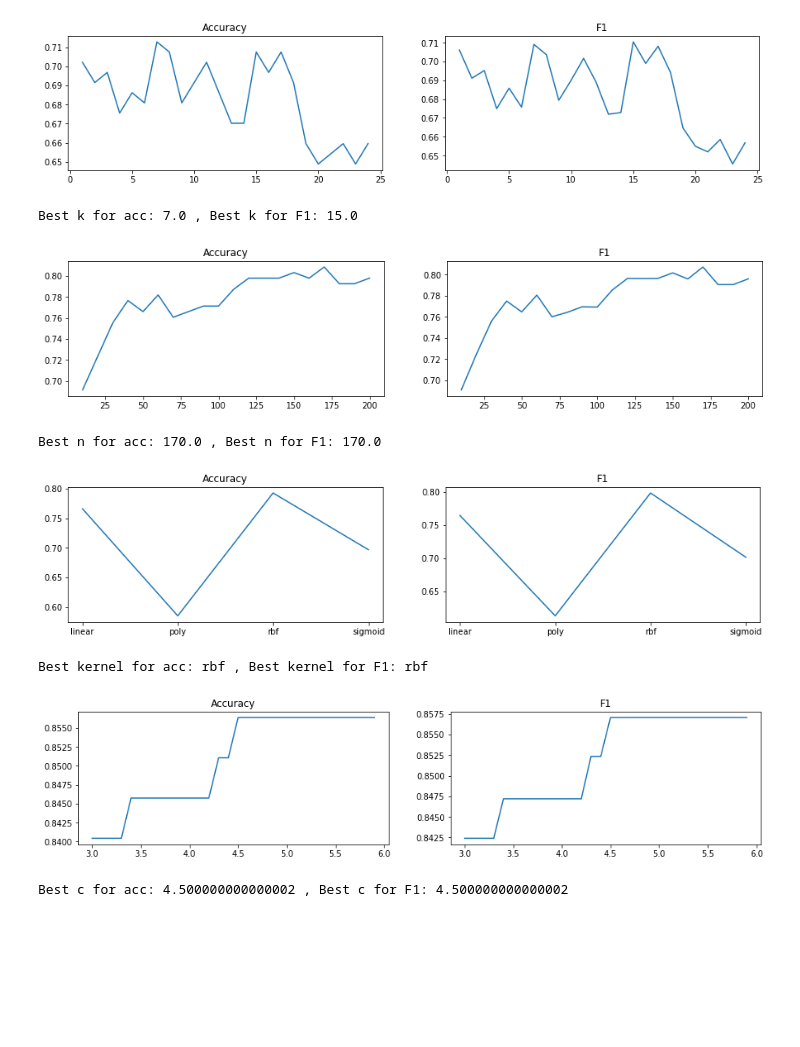
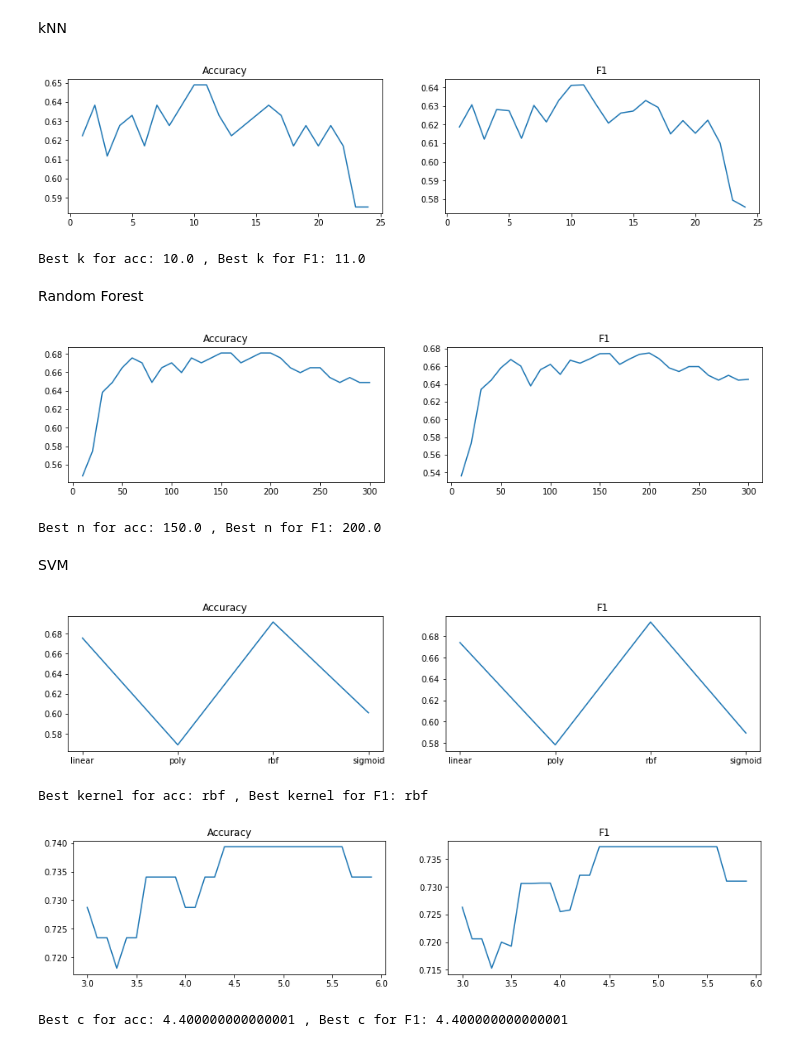
Before and after one commit to klemen1999/MusicGenreClassification, a Jupyter notebook: paramExploration.ipynb, the cells around one changed output. Saved outputs shown, nothing was run; the diff lists cells and outputs as text; code cells hidden in the pictures; blank space fills up the shorter version.

Commit message:
finished traditional methods

```diff
--- a/paramExploration.ipynb
+++ b/paramExploration.ipynb
@@ -24,6 +23,10 @@ X_train, X_test, y_train, y_test = train_test_split(X, y, test_size=0.25, random
 
 # Get validation set to test parameters for traditional methods on it
 X_train, X_val, y_train, y_val = train_test_split(X_train, y_train, test_size=0.25, random_state=42, shuffle=True, stratify=y_train)
+# %%
+gaussScaler = preprocessing.PowerTransformer(method='yeo-johnson', standardize=True).fit(X_train)
+X_train = gaussScaler.transform(X_train)
+X_val = gaussScaler.transform(X_val)
 # %%
 def getMetrics(y_pred, y_test):
     acc = accuracy_score(y_pred, y_test)
@@ -31,6 +34,8 @@ def getMetrics(y_pred, y_test):
     recall = recall_score(y_test, y_pred, average='macro')
     f1 = f1_score(y_test, y_pred, average='macro')
     return [acc, precision, recall, f1]
+# %% [markdown]
+kNN
 # %%
 # Best n for k-NN
 def evalKnn(X_train, X_test, y_train, k=5):
@@ -57,36 +62,40 @@ plt.show()
 
 print(f"Best k for acc: {results.iloc[results['acc'].idxmax()]['k']} , Best k for F1: {results.iloc[results['f1'].idxmax()]['k']}")
 # %% [output]
-[figure, old version]
+[figure, new version]
-Best k for acc: 7.0 , Best k for F1: 15.0
+Best k for acc: 10.0 , Best k for F1: 11.0
+# %% [markdown]
+Random Forest
 # %%
 # Best number of trees in random forest
 def evalRandomForest(X_train, X_test, y_train, n=100):
     rf = RandomForestClassifier(n_estimators=n, random_state=42)
     model = rf.fit(X_train, y_train)
     y_pred = model.predict(X_test)
     return y_pred
 
 results = pd.DataFrame(columns=["n","acc","precision","recall","f1"])
-for n in range(10,201,10):
+for n in range(10,301,10):
     y_predCurr = evalRandomForest(X_train, X_val, y_train, n=n)
     metricsCurr = getMetrics(y_predCurr, y_val)
     newRow = [n]+metricsCurr
     results.loc[len(results)] = newRow
 
 plt.figure(figsize=(15,3))
 plt.subplot(1,2,1)
 plt.title("Accuracy")
 plt.plot(results["n"], results["acc"])
 plt.subplot(1,2,2)
 plt.title("F1")
 plt.plot(results["n"], results["f1"])
 plt.show()
 
 print(f"Best n for acc: {results.iloc[results['acc'].idxmax()]['n']} , Best n for F1: {results.iloc[results['f1'].idxmax()]['n']}")
 # %% [output]
-[figure, old version]
+[figure, new version]
-Best n for acc: 170.0 , Best n for F1: 170.0
+Best n for acc: 150.0 , Best n for F1: 200.0
+# %% [markdown]
+SVM
 # %%
 def evalSVM(X_train, X_test, y_train, kernel="linear"):
     svm = SVC(kernel=kernel, random_state=42)
@@ -115,7 +124,7 @@ plt.show()
 
 print(f"Best kernel for acc: {results.iloc[results['acc'].idxmax()]['kernel']} , Best kernel for F1: {results.iloc[results['f1'].idxmax()]['kernel']}")
 # %% [output]
-[figure, old version]
+[figure, new version]
 Best kernel for acc: rbf , Best kernel for F1: rbf
 # %%
 def evalSVM(X_train, X_test, y_train, kernel="rbf", c=1):
@@ -142,5 +151,5 @@ plt.show()
 
 print(f"Best c for acc: {results.iloc[results['acc'].idxmax()]['c']} , Best c for F1: {results.iloc[results['f1'].idxmax()]['c']}")
 # %% [output]
-[figure, old version]
+[figure, new version]
-Best c for acc: 4.500000000000002 , Best c for F1: 4.500000000000002
+Best c for acc: 4.400000000000001 , Best c for F1: 4.400000000000001
```
Also changed, not shown: parts of 8 cells of this notebook, 18 other files.
